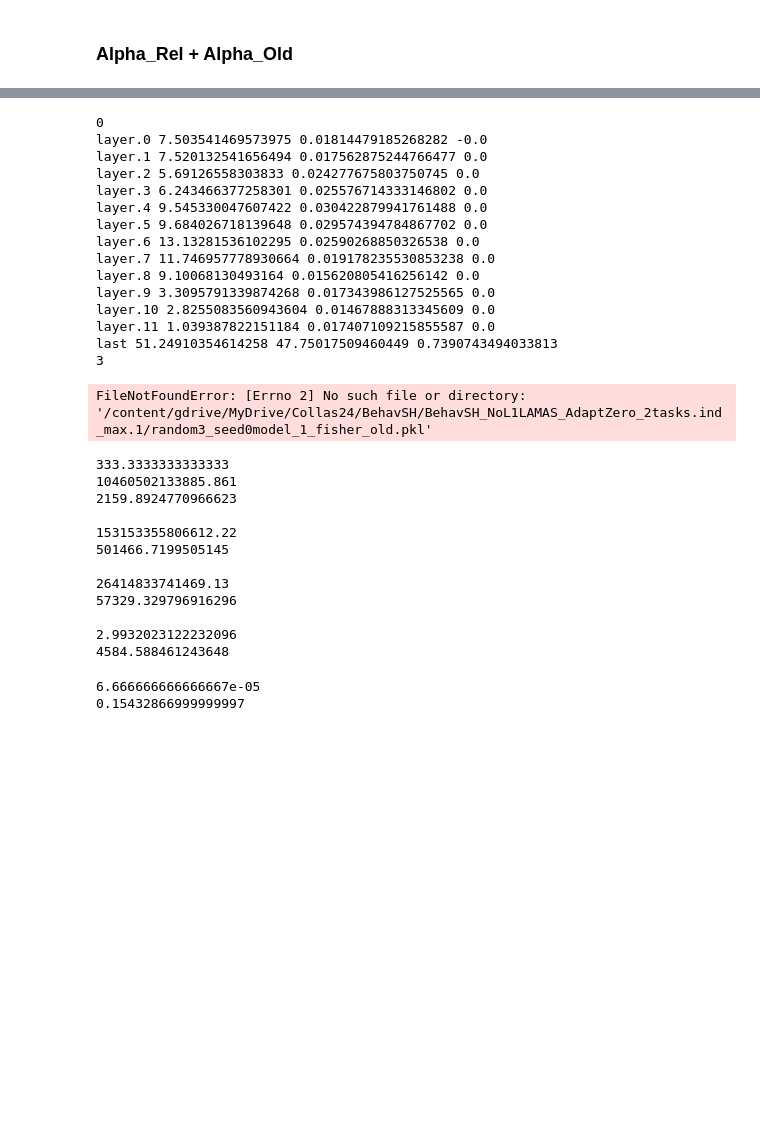
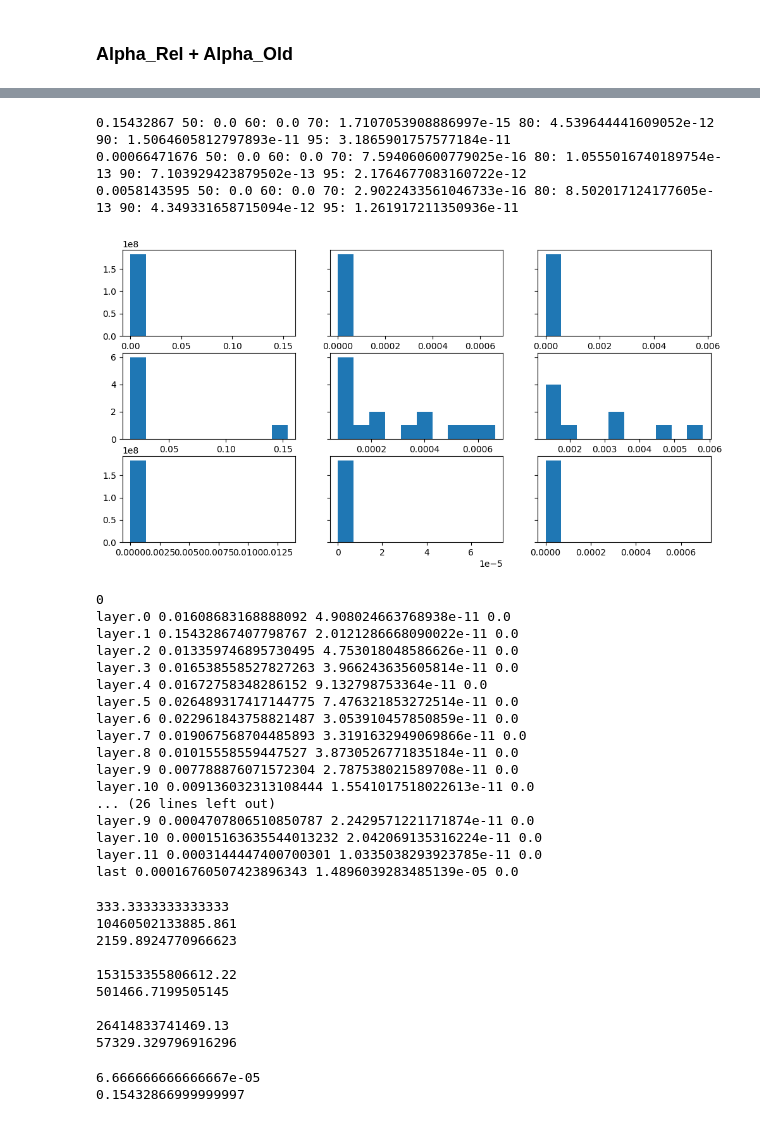
Before and after one commit to itsmemala/FABR, a Jupyter notebook: CL_Metrics.ipynb, the cells around one changed output, grey strips where cells are left out. Saved outputs shown, nothing was run; the diff lists cells and outputs as text; code cells hidden in the pictures; blank space fills up the shorter version.

```diff
--- a/CL_Metrics.ipynb
+++ b/CL_Metrics.ipynb
@@ -545,30 +542,33 @@ FileNotFoundError: [Errno 2] No such file or directory: '/content/gdrive/MyDrive
 # %%
-# path_alpharel = '/content/gdrive/MyDrive/Collas24/IntentSH_NoL1LAEWC_wlast_AdaptZero_2tasks.4/'
-# path_alpharel = '/content/gdrive/MyDrive/Collas24/IntentSH_NoL1LAEWC_wlast_AdaptZero_2tasks.ind_max/'
+path_alpharel = '/content/gdrive/MyDrive/Collas24/IntentSH_NoL1LAEWC_wlast_AdaptZero_2tasks.4/'
 
 check = [0.015, 0.000075, 0.00075]
 
 fig, axes = plt.subplots(nrows=3, ncols=3, sharey='row', figsize=(12, 6))
 for seed in [0]:
     for ax_idx, rand_idx in enumerate([0,3,6]):
         with open(path_alpharel+'random'+str(rand_idx)+'_seed'+str(seed)+'model_1_fisher_old.pkl', 'rb') as handle:
             alpha_rel = CPU_Unpickler(handle).load()
             for i,(k,v) in enumerate(alpha_rel.items()):
               if i==0:
                   vals = v.flatten()
               else:
                   vals = torch.cat((vals,v.flatten()))
             # print(vals.shape)
         axes[0,ax_idx].hist(vals.numpy())
         vals = vals.numpy()
         print(np.max(vals), '50:',np.percentile(vals,50), '60:',np.percentile(vals,60), '70:',np.percentile(vals,70), '80:',np.percentile(vals,80), '90:',np.percentile(vals,90), '95:',np.percentile(vals,95))
         axes[1,ax_idx].hist(vals[vals>check[ax_idx]])
         axes[2,ax_idx].hist(vals[vals<check[ax_idx]])
+# %% [output]
+0.15432867 50: 0.0 60: 0.0 70: 1.7107053908886997e-15 80: 4.539644441609052e-12 90: 1.5064605812797893e-11 95: 3.1865901757577184e-11
+0.00066471676 50: 0.0 60: 0.0 70: 7.594060600779025e-16 80: 1.0555016740189754e-13 90: 7.103929423879502e-13 95: 2.1764677083160722e-12
+0.0058143595 50: 0.0 60: 0.0 70: 2.9022433561046733e-16 80: 8.502017124177605e-13 90: 4.349331658715094e-12 95: 1.261917211350936e-11
+[figure, added]
 # %%
-# path_alpharel = '/content/gdrive/MyDrive/Collas24/IntentSH_NoL1LAEWC_wlast_AdaptZero_2tasks.4/'
-# path_alpharel = '/content/gdrive/MyDrive/Collas24/IntentSH_NoL1LAEWC_wlast_AdaptZero_2tasks.ind_max/'
-# path_alpharel = '/content/gdrive/MyDrive/Collas24/IntentSH_NoL1LAMAS_wlast_AdaptZero_2tasks.ind_max.2/'
-path_alpharel = '/content/gdrive/MyDrive/Collas24/BehavSH/BehavSH_NoL1LAMAS_AdaptZero_2tasks.ind_max.1/'
+path_alpharel = '/content/gdrive/MyDrive/Collas24/IntentSH_NoL1LAEWC_wlast_AdaptZero_2tasks.4/'
+
+check = [0.015, 0.000075, 0.00075]
 
 for seed in [0]:
     for ax_idx, rand_idx in enumerate([0,3,6]):
@@ -583,21 +583,22 @@ for seed in [0]:
                 print(layer, np.max(vals), np.percentile(vals, 95), np.min(vals))
 # %% [output]
 0
-layer.0 7.503541469573975 0.01814479185268282 -0.0
-layer.1 7.520132541656494 0.017562875244766477 0.0
-layer.2 5.69126558303833 0.024277675803750745 0.0
-layer.3 6.243466377258301 0.025576714333146802 0.0
-layer.4 9.545330047607422 0.030422879941761488 0.0
-layer.5 9.684026718139648 0.029574394784867702 0.0
-layer.6 13.13281536102295 0.02590268850326538 0.0
-layer.7 11.746957778930664 0.019178235530853238 0.0
-layer.8 9.10068130493164 0.015620805416256142 0.0
-layer.9 3.3095791339874268 0.017343986127525565 0.0
-layer.10 2.8255083560943604 0.01467888313345609 0.0
-layer.11 1.039387822151184 0.017407109215855587 0.0
-last 51.24910354614258 47.75017509460449 0.7390743494033813
-3
+layer.0 0.01608683168888092 4.908024663768938e-11 0.0
+layer.1 0.15432867407798767 2.0121286668090022e-11 0.0
+layer.2 0.013359746895730495 4.753018048586626e-11 0.0
+layer.3 0.016538558527827263 3.966243635605814e-11 0.0
+layer.4 0.01672758348286152 9.132798753364e-11 0.0
+layer.5 0.026489317417144775 7.476321853272514e-11 0.0
+layer.6 0.022961843758821487 3.053910457850859e-11 0.0
+layer.7 0.019067568704485893 3.3191632949069866e-11 0.0
+layer.8 0.01015558559447527 3.8730526771835184e-11 0.0
+layer.9 0.007788876071572304 2.787538021589708e-11 0.0
+layer.10 0.009136032313108444 1.5541017518022613e-11 0.0
+... (26 lines left out)
+layer.9 0.0004707806510850787 2.2429571221171874e-11 0.0
+layer.10 0.00015163635544013232 2.042069135316224e-11 0.0
+layer.11 0.0003144447400700301 1.0335038293923785e-11 0.0
+last 0.00016760507423896343 1.4896039283485139e-05 0.0
-FileNotFoundError: [Errno 2] No such file or directory: '/content/gdrive/MyDrive/Collas24/BehavSH/BehavSH_NoL1LAMAS_AdaptZero_2tasks.ind_max.1/random3_seed0model_1_fisher_old.pkl'
 # %%
 # lambda < 1/(eta * alpha)
 print(1 / (0.003))
@@ -614,8 +615,6 @@ print(1 / (0.003 * 1.261917211350936e-11))
 print(1 / (0.003 * 0.0058143595))
 print("")
 # print(1 / (0.003 * 0.0000000000001))
-print(1/(0.003 * 111.36344909667969))
-print(1/(0.003 * 0.07270736210048195))
 # %% [output]
 333.3333333333333
 10460502133885.861
@@ -626,9 +625,6 @@ print(1/(0.003 * 0.07270736210048195))
 
 26414833741469.13
 57329.329796916296
-
-2.9932023122232096
-4584.588461243648
 # %%
 # 1/(eta * lambda)
 print(1/(0.003 * 5000000)) # 50 x 10^5
```
Also changed, not shown: parts of 11 cells of this notebook.
